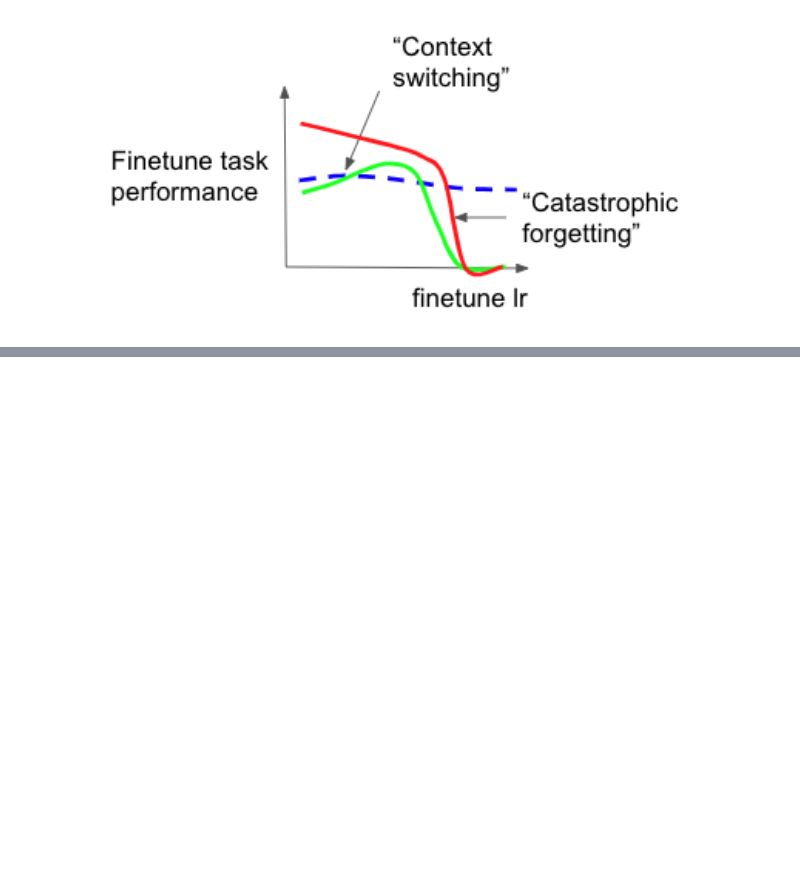
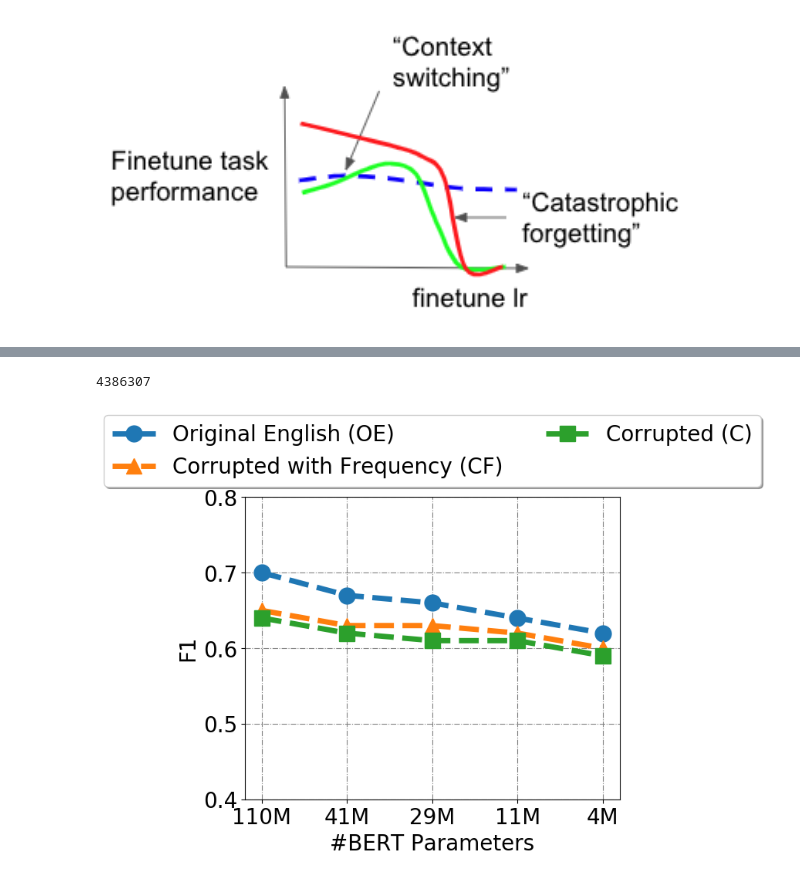
Before and after one commit to frankaging/limits-cross-domain-transfer, a Jupyter notebook: code/visualization_helpers.ipynb, the cells around one changed output, grey strips where cells are left out. Saved outputs shown, nothing was run; the diff lists cells and outputs as text; code cells hidden in the pictures; blank space fills up the shorter version.

```diff
--- a/code/visualization_helpers.ipynb
+++ b/code/visualization_helpers.ipynb
@@ -348,0 +345,7 @@ Image(filename = "../data_files/exp3.png", width=600)
+# %%
+def count_parameters(model):
+    return sum(p.numel() for p in model.parameters() if p.requires_grad)
+count = count_parameters(model)
+print (count)
+# %% [output]
+4386307
@@ -348,0 +397,4 @@ Image(filename = "../data_files/exp3.png", width=600)
+# %%
+curve_plot([0.7, 0.67, 0.66, 0.64, 0.62], [0.65, 0.63, 0.63, 0.62, 0.6], [0.64, 0.62, 0.61, 0.61, 0.59])
+# %% [output]
+[figure, added]
```
Also changed, not shown: parts of 6 cells of this notebook, 6 other files.
